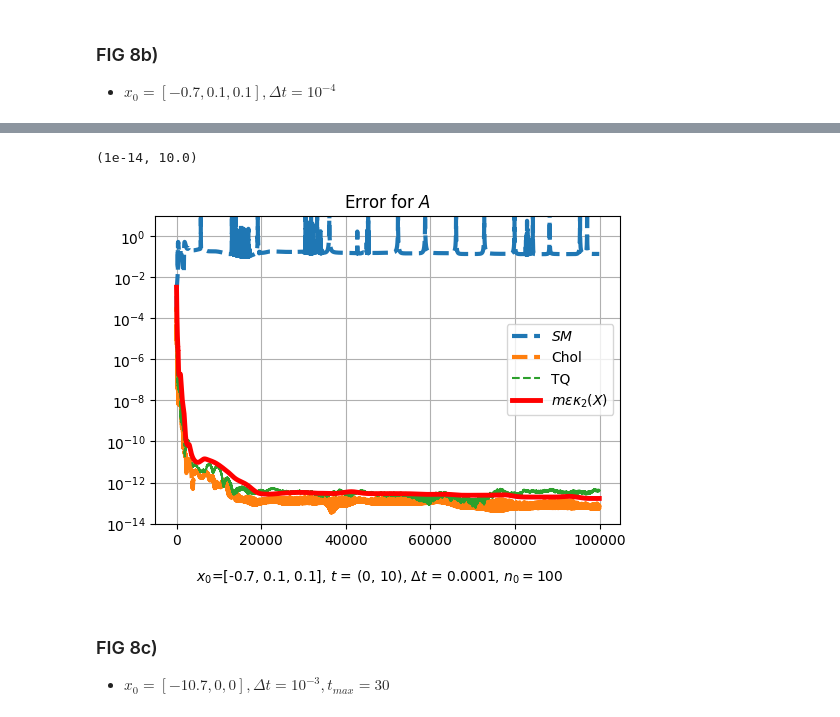
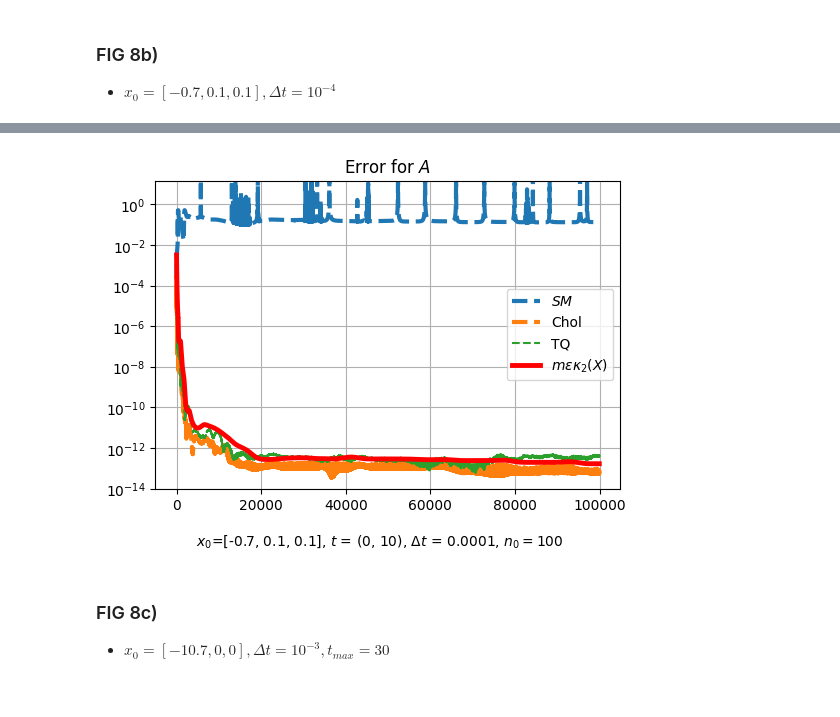
Before and after one commit to ela-d/New-Robust-Streaming-DMD, a Jupyter notebook: Chuas circuit.ipynb, the cells around one changed output, grey strips where cells are left out. Drawn from its saved outputs; the diff is of its cells as text; code cells hidden in the pictures.

```diff
--- a/Chuas circuit.ipynb
+++ b/Chuas circuit.ipynb
@@ -272,20 +125,7 @@ for k in range(q, n-1):
-# %%
-plt.figure(figsize=(6,4))
-plt.plot(a_sm, label="$SM$", marker='', ls="--", lw=3)
-plt.plot(a_chol, label="Chol", ls="--", marker='', lw=3)
-plt.plot(a_tq, label="TQ", ls="--", marker='')
-plt.plot((m*eps_double)*np.array(cond_num), label="$m\epsilon \kappa_2(X)$", marker="", lw=3.5, color="red")
-plt.grid()
-plt.title("Error for $A$")
-plt.legend()
-plt.figtext(0.5, -0.03, "$x_0$={}, $t$ = {}, $\Delta t$ = {}, $n_0 = {}$ ".format(initial_state, t_span, t_span[1]/len(t_eval), q), ha='center', fontsize=10, weight=500)
-
-
-plt.yscale('log')
-plt.ylim(1e-14, 1e1)
-# %% [output]
-(1e-14, 10.0)
-[figure, removed]
+# %%
+Chua_DMD(10, 1e-4, [-0.7, 0.1, 0.1], 100, (1e-14, 15))
+# %% [output]
+[figure, added]
 # %% [markdown]
 ### FIG 8c)
 
```
Also changed, not shown: parts of 25 cells of this notebook, 1 other file.
